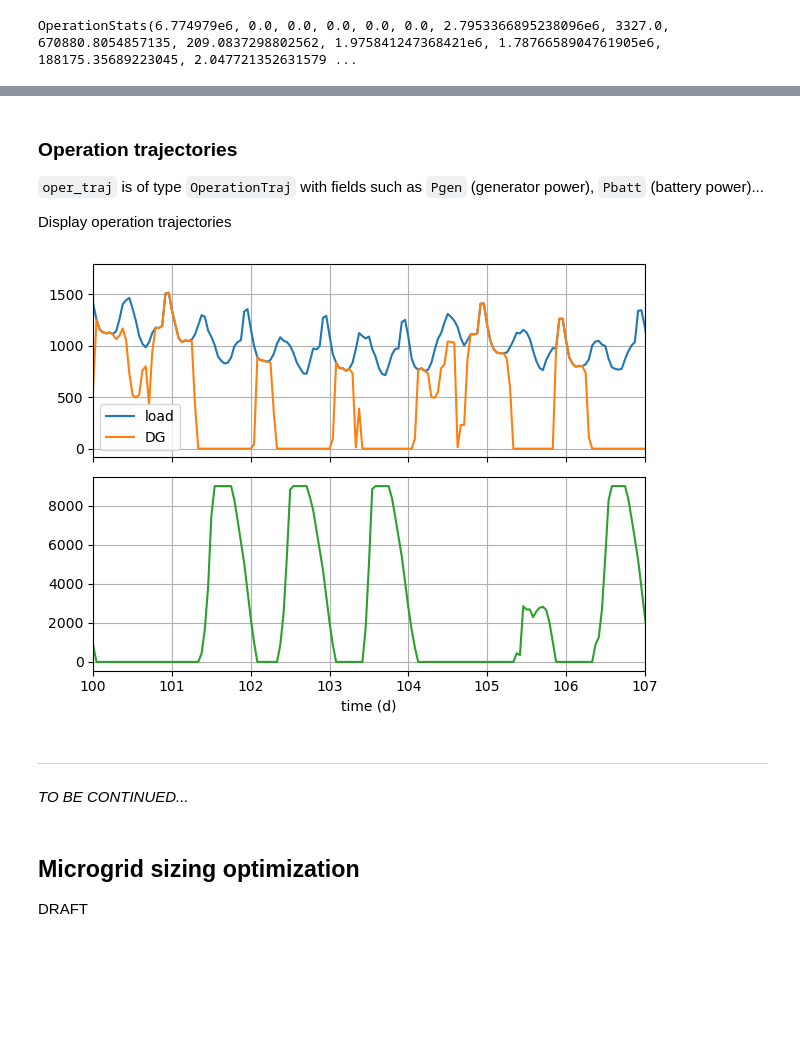
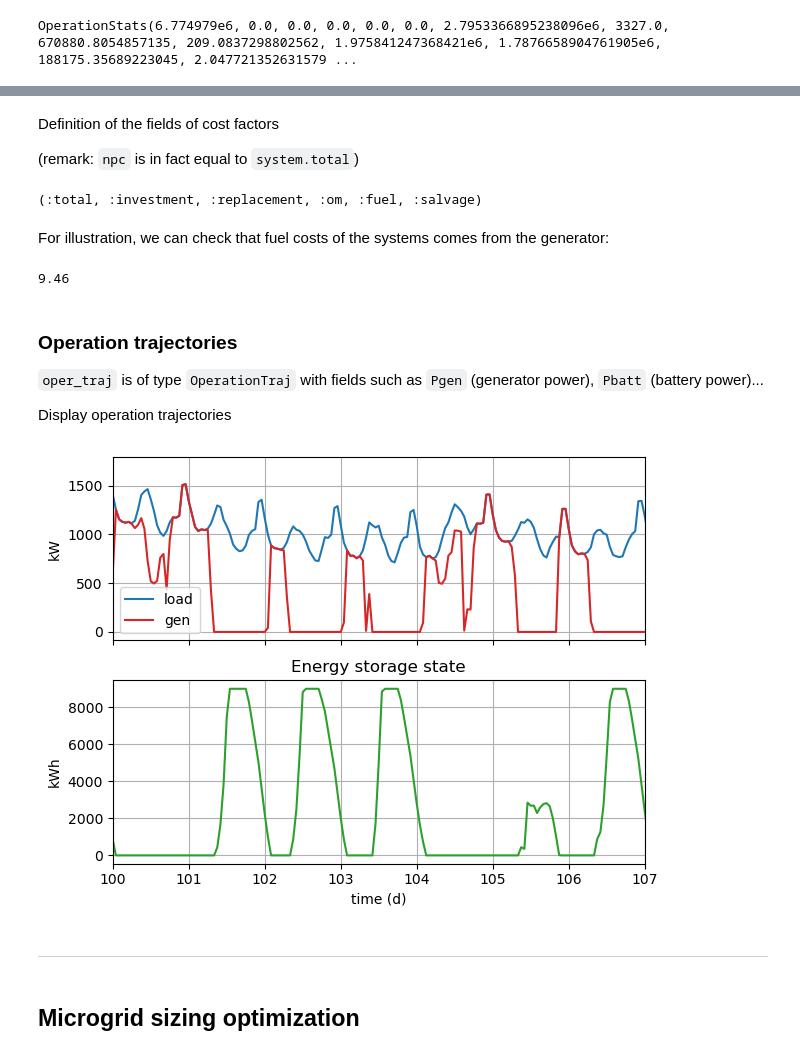
Before and after one commit to Microgrids-X/Microgrids.jl, a Jupyter notebook: examples/microgrid_with_PV_BT_DG/microgrid_with_PV_BT_DG.ipynb, the cells around one changed output, grey strips where cells are left out. Saved outputs shown, nothing was run; the diff lists cells and outputs as text; code cells hidden in the pictures; blank space fills up the shorter version.

```diff
--- a/examples/microgrid_with_PV_BT_DG/microgrid_with_PV_BT_DG.ipynb
+++ b/examples/microgrid_with_PV_BT_DG/microgrid_with_PV_BT_DG.ipynb
@@ -252,3 +255,17 @@ mg_costs.lcoe # $/kWh
+# %% [markdown]
+Definition of the fields of cost factors
+
+(remark: `npc` is in fact equal to `system.total`)
+# %%
+fieldnames(CostFactors)
+# %% [output]
+(:total, :investment, :replacement, :om, :fuel, :salvage)
+# %% [markdown]
+For illustration, we can check that fuel costs of the systems comes from the generator:
+# %%
+round(mg_costs.generator.fuel/1e6; digits=2)
+# %% [output]
+9.46
 # %% [markdown]
 ### Operation trajectories
 
@@ -258,28 +275,30 @@ Display operation trajectories
 # %%
 fig, (ax1, ax2) = plt.subplots(2,1, sharex=true)
 ax1.plot(td, Pload, label="load")
-ax1.plot(td, oper_traj.Pgen, label="DG")
+ax1.plot(td, oper_traj.Pgen, "C3", label="gen")
 #ax1.plot(t, oper_traj.Pbatt)
 ax2.plot(td, oper_traj.Ebatt[1:end-1], "C2")
 
 ax1.legend()
 ax1.grid(true)
+ax1.set(
+    ylabel="kW"
+)
 ax2.grid(true)
 ax2.set(
-    xlabel="time (d)"
+    title="Energy storage state",
+    xlabel="time (d)",
+    ylabel="kWh"
 )
 
 d0 = 100
 plt.xlim(d0,d0+7)
 fig.tight_layout()
 # %% [output]
-[figure, old version]
+[figure, new version]
 # %% [markdown]
 ---
-*TO BE CONTINUED...*
 # %% [markdown]
 ## Microgrid sizing optimization
-
-DRAFT
 # %%
 using NLopt
```
Also changed, not shown: parts of 47 cells of this notebook.
